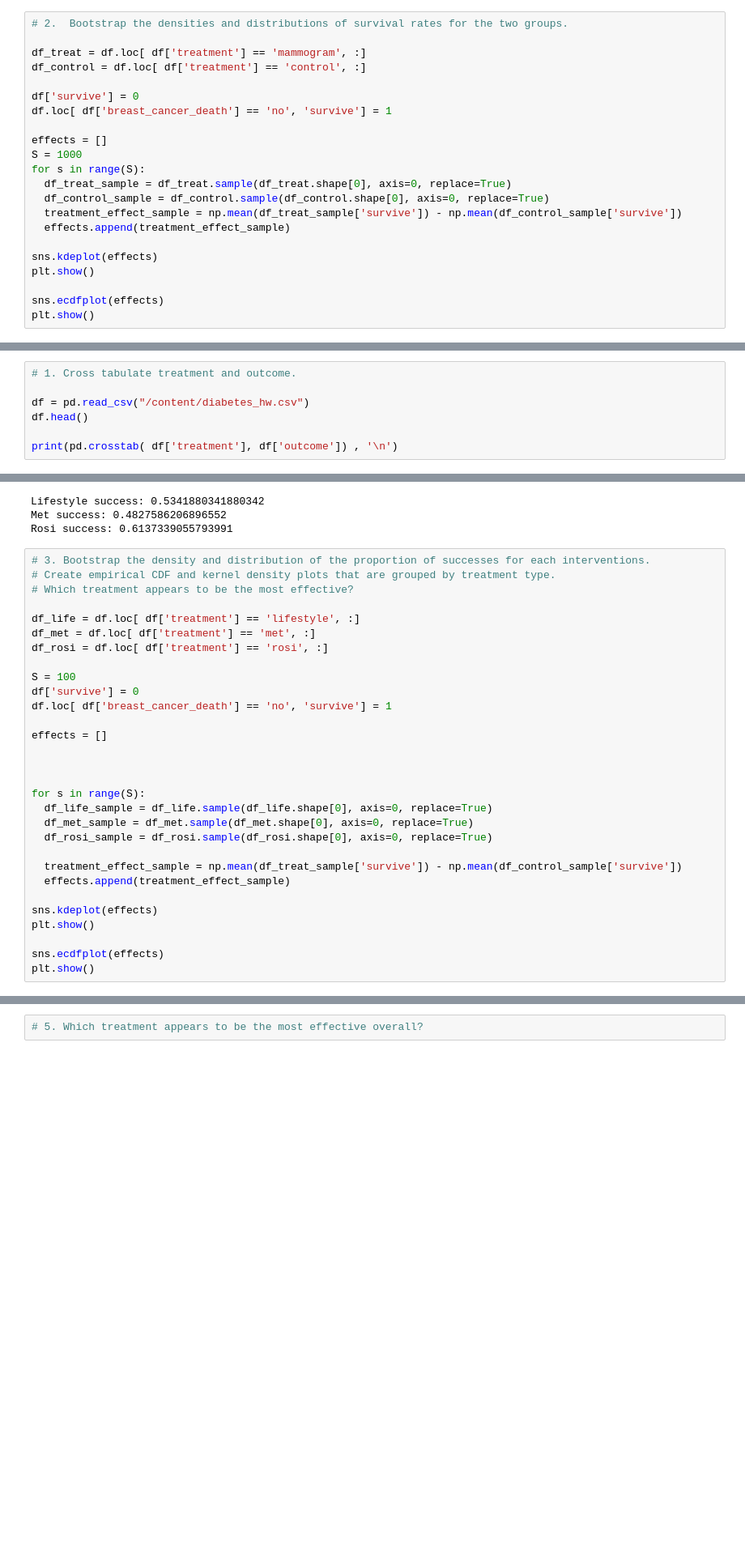
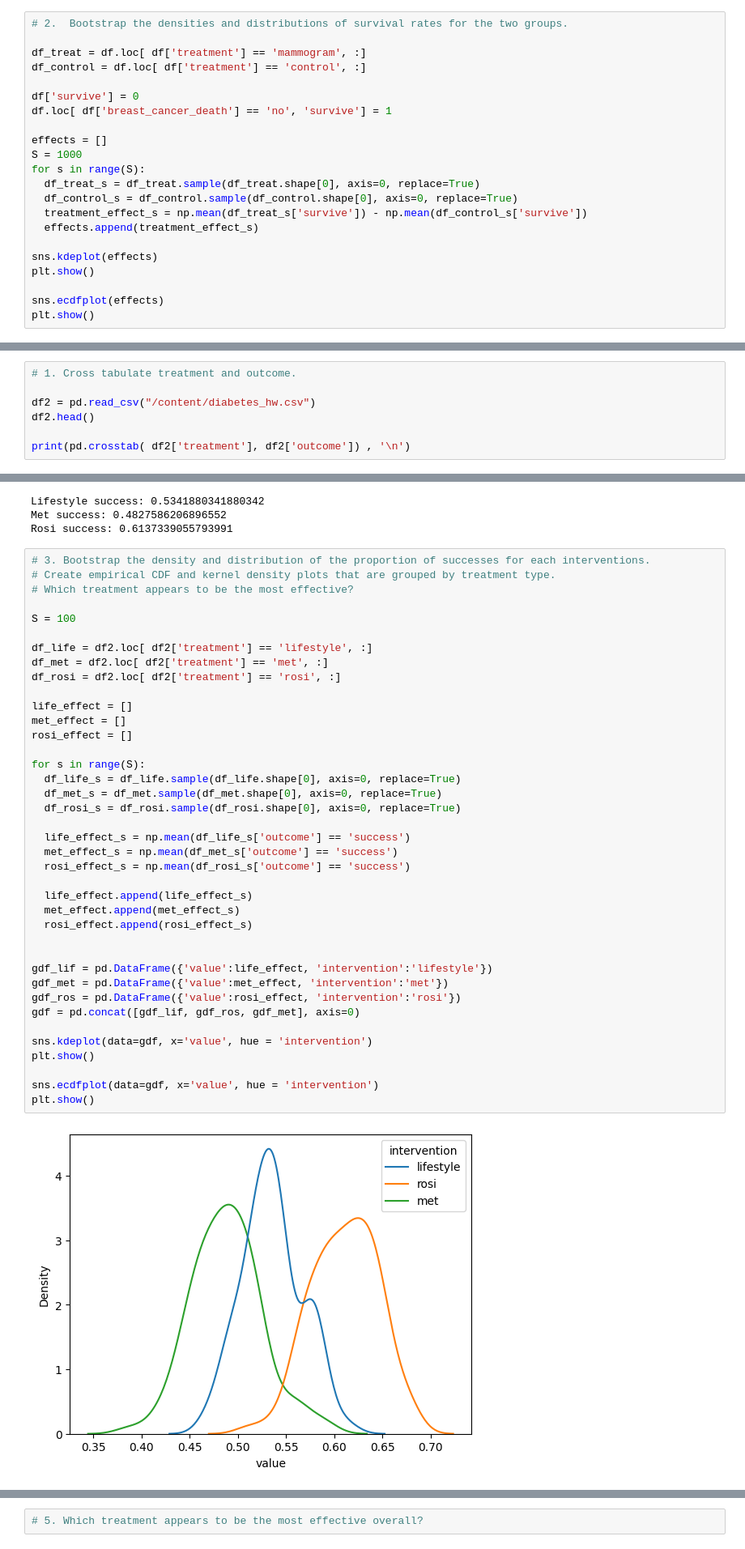
Before and after one commit to natalieassaad/the_bootstrap, a Jupyter notebook: assignment_5.ipynb, the cells around one changed output, grey strips where cells are left out. Shown at 81% size. Drawn from its saved outputs; the diff is of its cells as text; blank space fills up the shorter version.

```diff
--- a/assignment_5.ipynb
+++ b/assignment_5.ipynb
@@ -59,10 +59,10 @@ df.loc[ df['breast_cancer_death'] == 'no', 'survive'] = 1
 effects = []
 S = 1000
 for s in range(S):
-  df_treat_sample = df_treat.sample(df_treat.shape[0], axis=0, replace=True)
-  df_control_sample = df_control.sample(df_control.shape[0], axis=0, replace=True)
-  treatment_effect_sample = np.mean(df_treat_sample['survive']) - np.mean(df_control_sample['survive'])
-  effects.append(treatment_effect_sample)
+  df_treat_s = df_treat.sample(df_treat.shape[0], axis=0, replace=True)
+  df_control_s = df_control.sample(df_control.shape[0], axis=0, replace=True)
+  treatment_effect_s = np.mean(df_treat_s['survive']) - np.mean(df_control_s['survive'])
+  effects.append(treatment_effect_s)
 
 sns.kdeplot(effects)
 plt.show()
@@ -107,10 +107,10 @@ To better understand these results, it could be helpful to have more information
 # %%
 # 1. Cross tabulate treatment and outcome.
 
-df = pd.read_csv("/content/diabetes_hw.csv")
-df.head()
+df2 = pd.read_csv("/content/diabetes_hw.csv")
+df2.head()
 
-print(pd.crosstab( df['treatment'], df['outcome']) , '\n')
+print(pd.crosstab( df2['treatment'], df2['outcome']) , '\n')
 # %% [output]
 outcome    failure  success
 treatment
@@ -134,30 +134,41 @@ Rosi success: 0.6137339055793991
 # %%
 # 3. Bootstrap the density and distribution of the proportion of successes for each interventions.
 # Create empirical CDF and kernel density plots that are grouped by treatment type.
 # Which treatment appears to be the most effective?
 
-df_life = df.loc[ df['treatment'] == 'lifestyle', :]
-df_met = df.loc[ df['treatment'] == 'met', :]
-df_rosi = df.loc[ df['treatment'] == 'rosi', :]
+S = 100
 
-S = 100
-df['survive'] = 0
-df.loc[ df['breast_cancer_death'] == 'no', 'survive'] = 1
+df_life = df2.loc[ df2['treatment'] == 'lifestyle', :]
+df_met = df2.loc[ df2['treatment'] == 'met', :]
+df_rosi = df2.loc[ df2['treatment'] == 'rosi', :]
 
-effects = []
+life_effect = []
+met_effect = []
+rosi_effect = []
+
+for s in range(S):
+  df_life_s = df_life.sample(df_life.shape[0], axis=0, replace=True)
+  df_met_s = df_met.sample(df_met.shape[0], axis=0, replace=True)
+  df_rosi_s = df_rosi.sample(df_rosi.shape[0], axis=0, replace=True)
+
+  life_effect_s = np.mean(df_life_s['outcome'] == 'success')
+  met_effect_s = np.mean(df_met_s['outcome'] == 'success')
+  rosi_effect_s = np.mean(df_rosi_s['outcome'] == 'success')
+
+  life_effect.append(life_effect_s)
+  met_effect.append(met_effect_s)
+  rosi_effect.append(rosi_effect_s)
 
 
+gdf_lif = pd.DataFrame({'value':life_effect, 'intervention':'lifestyle'})
+gdf_met = pd.DataFrame({'value':met_effect, 'intervention':'met'})
+gdf_ros = pd.DataFrame({'value':rosi_effect, 'intervention':'rosi'})
+gdf = pd.concat([gdf_lif, gdf_ros, gdf_met], axis=0)
 
-for s in range(S):
-  df_life_sample = df_life.sample(df_life.shape[0], axis=0, replace=True)
-  df_met_sample = df_met.sample(df_met.shape[0], axis=0, replace=True)
-  df_rosi_sample = df_rosi.sample(df_rosi.shape[0], axis=0, replace=True)
-
-  treatment_effect_sample = np.mean(df_treat_sample['survive']) - np.mean(df_control_sample['survive'])
-  effects.append(treatment_effect_sample)
-
-sns.kdeplot(effects)
+sns.kdeplot(data=gdf, x='value', hue = 'intervention')
 plt.show()
 
-sns.ecdfplot(effects)
+sns.ecdfplot(data=gdf, x='value', hue = 'intervention')
 plt.show()
+# %% [output]
+[figure, added]
```
Also changed, not shown: parts of 3 cells of this notebook.
